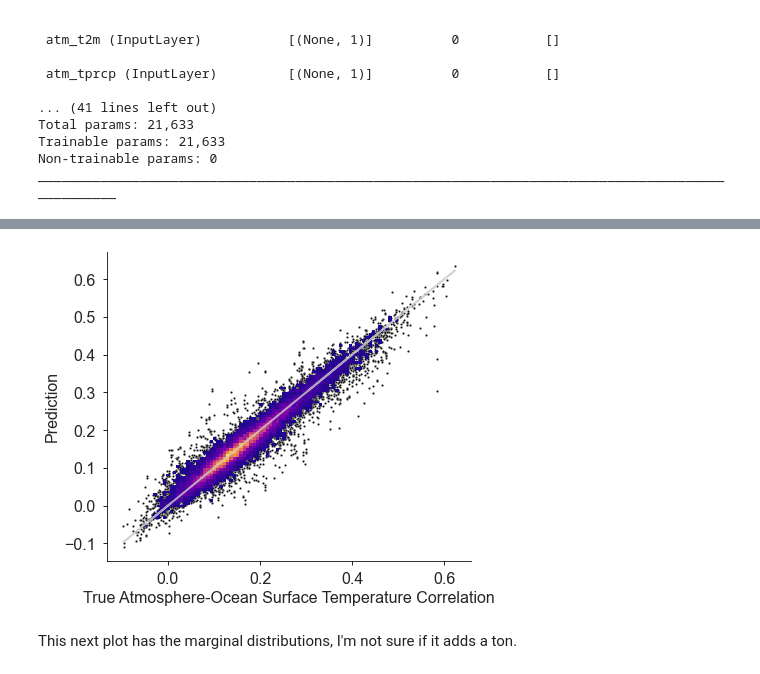
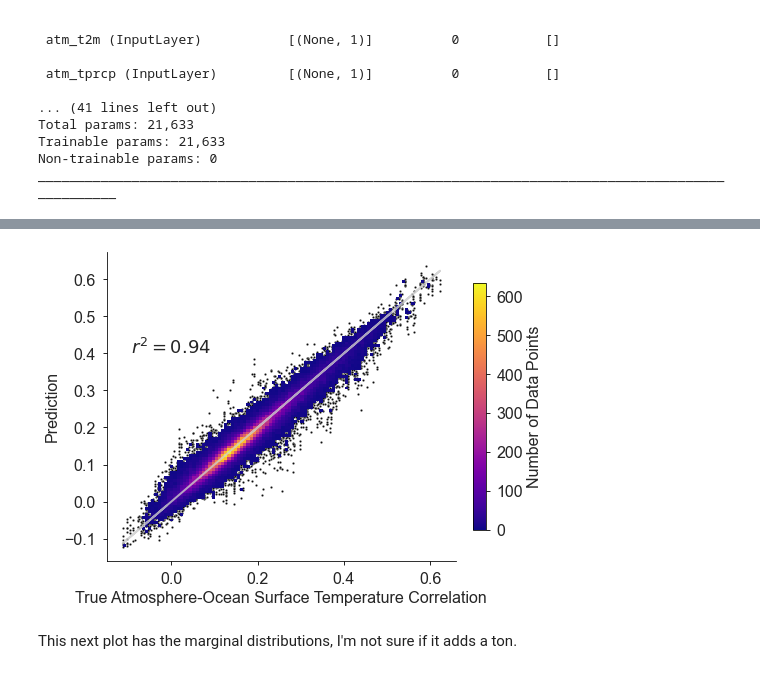
Before and after one commit to timothyas/mlcdc, a Jupyter notebook: notebooks/surface_feedforward_regression.ipynb, the cells around one changed output, grey strips where cells are left out. Drawn from its saved outputs; the diff is of its cells as text; code cells hidden in the pictures.

```diff
--- a/notebooks/surface_feedforward_regression.ipynb
+++ b/notebooks/surface_feedforward_regression.ipynb
@@ -263,19 +288,31 @@ xpred = xr.DataArray(prediction.squeeze(),coords=kf.labels['testing'].coords, di
+# %%
+r2 = r2_score(kf.labels["testing"], xpred.values)
 # %%
-fig, ax = plt.subplots(figsize=(6,5), constrained_layout=True)
+fig, ax = plt.subplots(figsize=(7,5), constrained_layout=True)
 
 histoscatter(
     x=kf.labels['testing'].values,
     y=xpred.values,
     ax=ax,
+    hist_kw={"pthresh":0.01}
 )
 ax.set(xlabel="True Atmosphere-Ocean Surface Temperature Correlation",
        ylabel="Prediction",
       )
+
+fig.colorbar(
+    ax.get_children()[1],
+    label="Number of Data Points",
+    shrink=.8,
+)
+
+ax.text(0, 0.4, r"$r^2 = %.2f$" % r2, ha='center', fontsize=18)
+
 # pdf for docs, jpg for github ... kind of annoying
 fig.savefig("../figures/surface_correlation_prediction_histogram.jpg", dpi=300, bbox_inches='tight')
 fig.savefig("../figures/surface_correlation_prediction_histogram.pdf", bbox_inches='tight')
 # %% [output]
-[figure, old version]
+[figure, new version]
 # %% [markdown]
 This next plot has the marginal distributions, I'm not sure if it adds a ton.
 # %%
```
Also changed, not shown: parts of 13 cells of this notebook, 9 other files.
